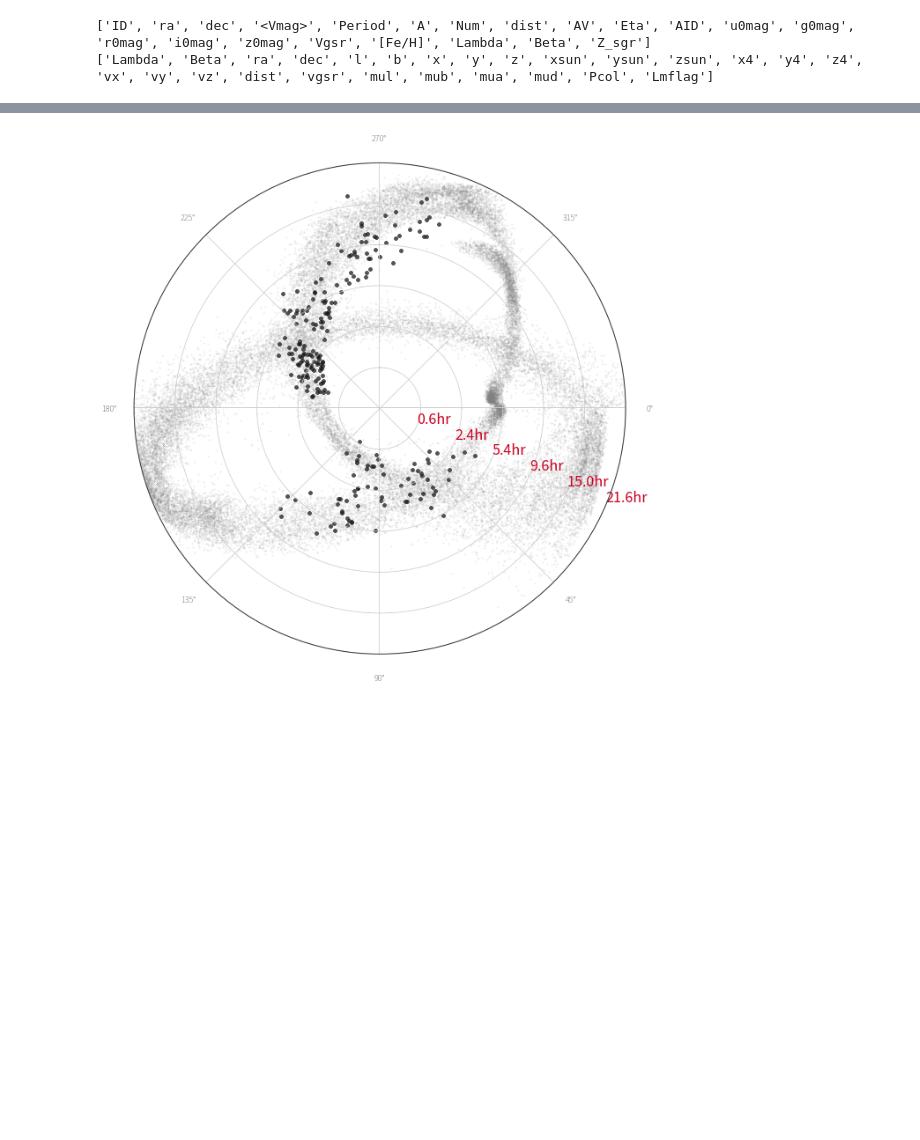
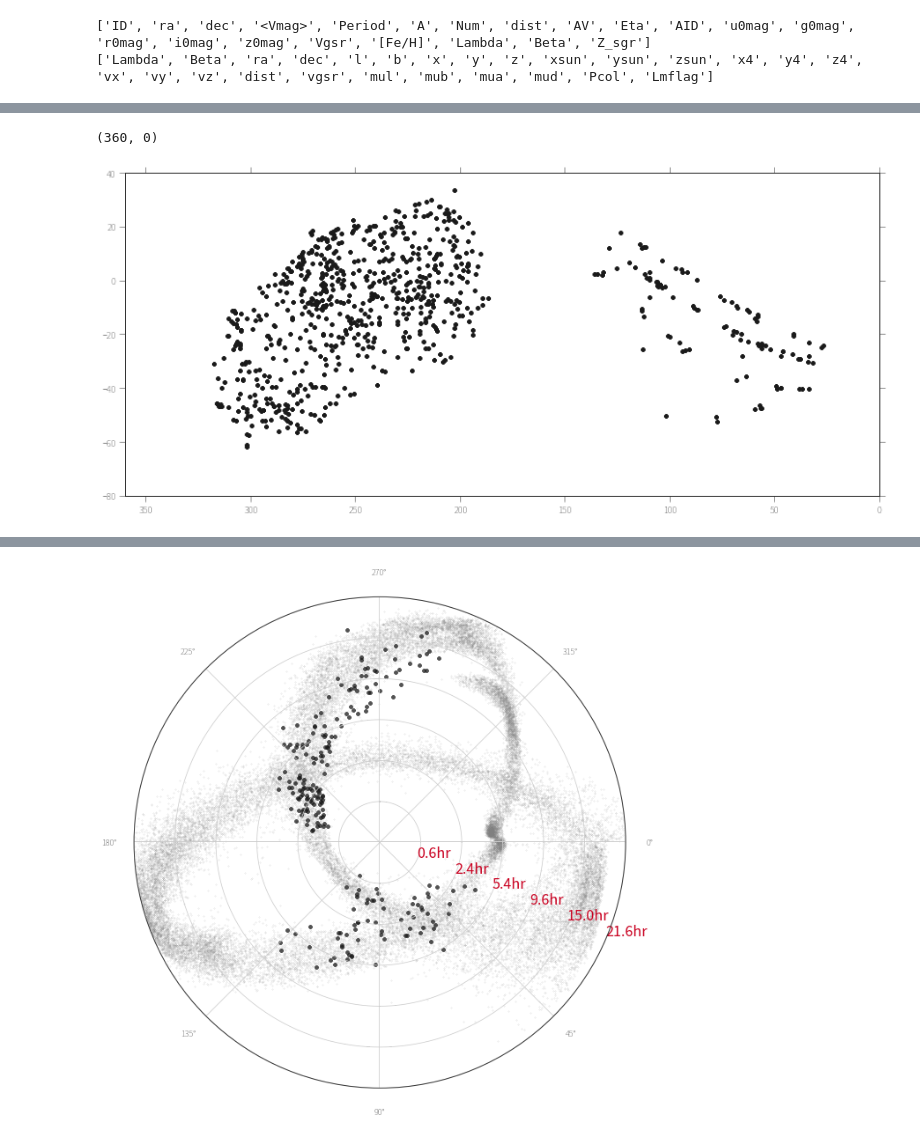
Before and after one commit to adrn/streams, a Jupyter notebook: text/notebooks/Spitzer RR Lyrae Selection.ipynb, the cells around one changed output, grey strips where cells are left out. Cells and saved outputs as stored; diff of their text form; code cells hidden in the pictures; blank space fills up the shorter version.

```diff
--- a/text/notebooks/Spitzer RR Lyrae Selection.ipynb
+++ b/text/notebooks/Spitzer RR Lyrae Selection.ipynb
@@ -240,0 +241,10 @@ for l in ax.yaxis.get_ticklabels():
+# %%
+_x = catalina[(~catalina["Vgsr"].mask)]
+
+figure(figsize=(14,6))
+plot(_x["Lambda"], _x["Beta"],
+     marker="o", linestyle="none")
+xlim(360, 0)
+# %% [output]
+(360, 0)
+[figure, added]
```
Also changed, not shown: parts of 12 cells of this notebook, 4 other files.
